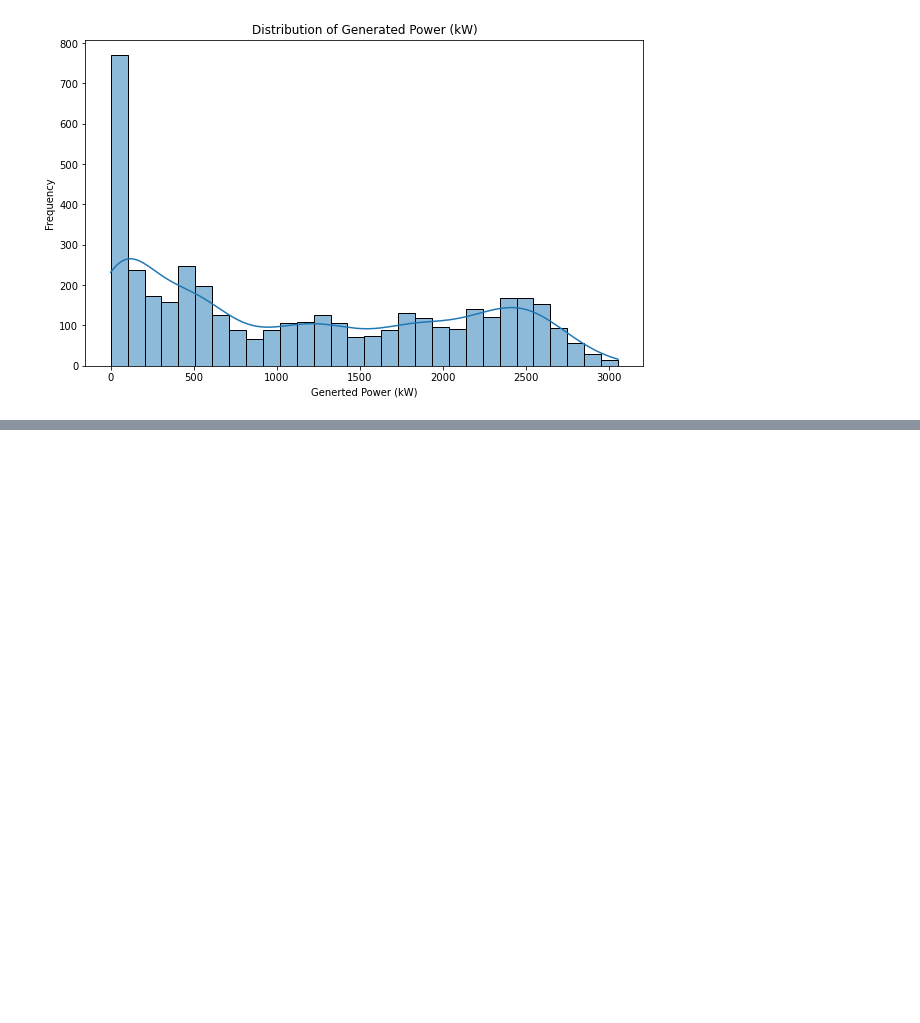
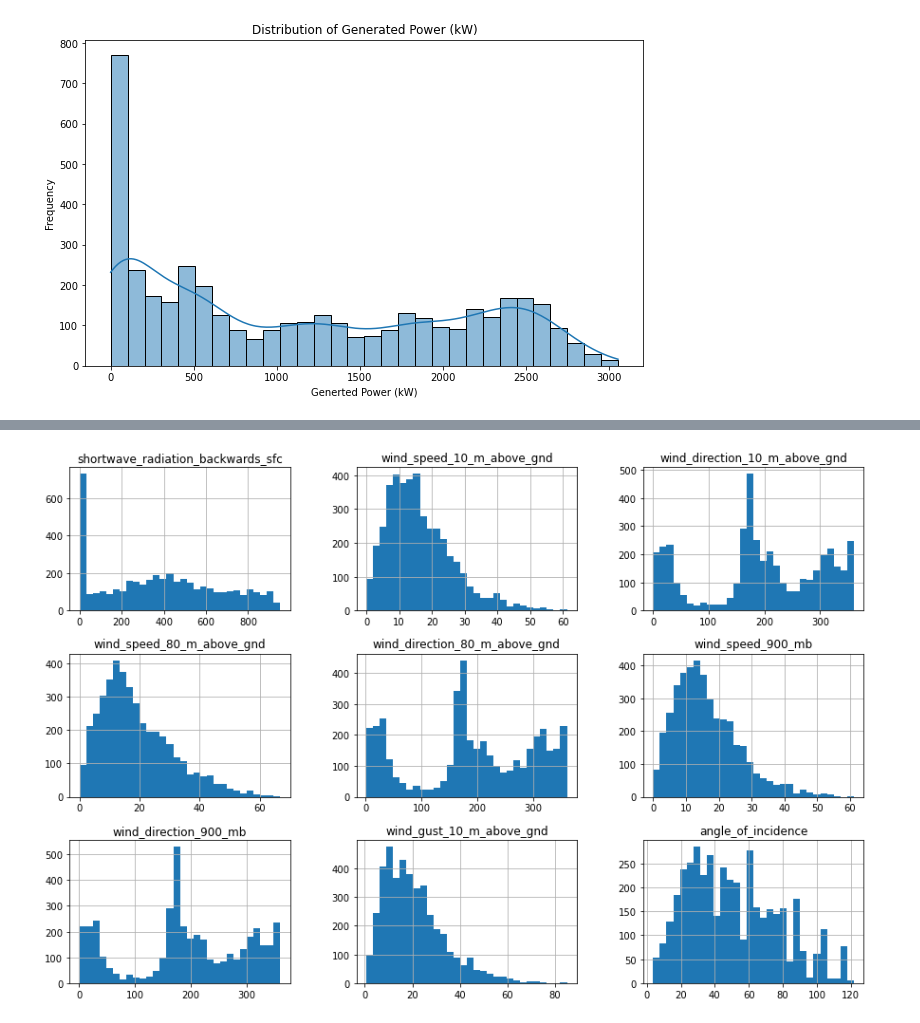
Before and after one commit to Skalaiselvi/AICTE-Week-1, a Jupyter notebook: solar power prediction.ipynb, the cells around one changed output, grey strips where cells are left out. Saved outputs shown, nothing was run; the diff lists cells and outputs as text; code cells hidden in the pictures; blank space fills up the shorter version.

```diff
--- a/solar power prediction.ipynb
+++ b/solar power prediction.ipynb
@@ -153,0 +163,6 @@ plt.show()
+# %%
+
+df[df.columns[9:18]].hist(bins=30, figsize=(15,10))
+plt.show()
+# %% [output]
+[figure, added]
```
Also changed, not shown: parts of 8 cells of this notebook.
